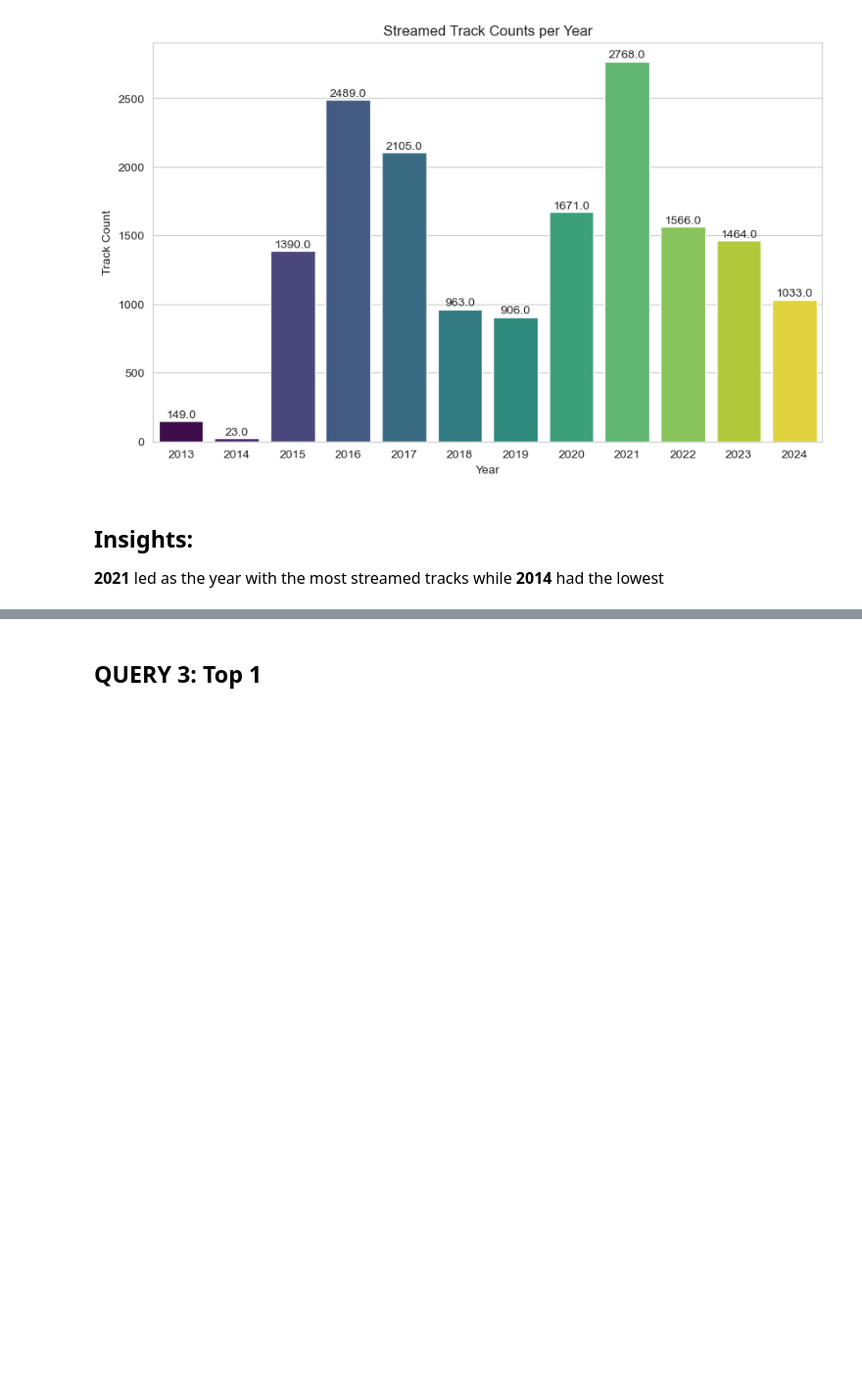
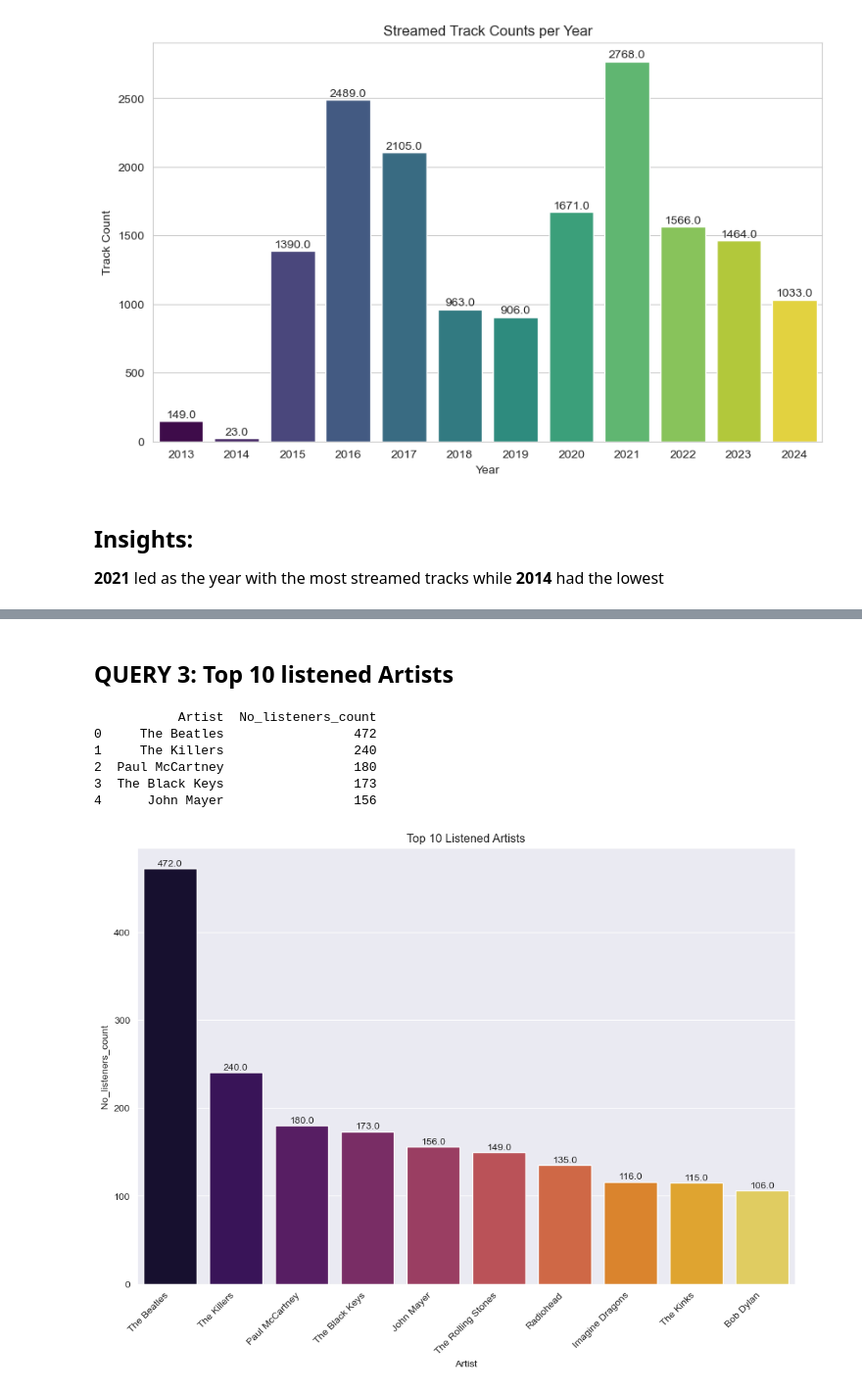
Before and after one commit to Equivocal-Richie/Spotify_Dataset_Analysis, a Jupyter notebook: EDA.ipynb, the cells around one changed output, grey strips where cells are left out. Shown at 98% size. Drawn from its saved outputs; the diff is of its cells as text; code cells hidden in the pictures; blank space fills up the shorter version.

```diff
--- a/EDA.ipynb
+++ b/EDA.ipynb
@@ -171,2 +181,51 @@ plt.show()
 # %% [markdown]
-<h2><b> QUERY 3:</b> Top 1</h2>
+<h2><b> QUERY 3:</b> Top 10 listened Artists</h2>
+# %%
+query3 = """
+SELECT
+    artist_name AS Artist,
+    COUNT(*) AS No_listeners_count
+FROM clean_spotify_data
+GROUP BY artist_name
+ORDER BY No_listeners_count DESC
+LIMIT 10;
+"""
+# Fetch data
+df3 = pd.read_sql(query3, engine)
+print(df3.head())
+# %% [output]
+           Artist  No_listeners_count
+0     The Beatles                 472
+1     The Killers                 240
+2  Paul McCartney                 180
+3  The Black Keys                 173
+4      John Mayer                 156
+# %%
+# Visualization 3
+
+# Set the aesthetic style of the plots
+sns.set_style("darkgrid")
+
+# Create the bar plot with improved color handling and data labels
+plt.figure(figsize=(12, 8))
+bars = sns.barplot(x='Artist', y='No_listeners_count', data=df3, hue='Artist', palette='inferno', legend=False)
+
+# Add data labels on top of each bar
+for bar in bars.patches:
+    bars.annotate(f'{bar.get_height()}',
+                   (bar.get_x() + bar.get_width() / 2, bar.get_height()),
+                   ha='center', va='center',
+                   size=10, xytext=(0, 5),
+                   textcoords="offset points")
+
+plt.xlabel('Artist')
+plt.ylabel('No_listeners_count')
+plt.title('Top 10 Listened Artists')
+
+# Adjust x-axis labels to avoid overlap
+plt.xticks(rotation=45, ha='right')
+
+# Show the plot
+plt.show()
+# %% [output]
+[figure, added]
```
Also changed, not shown: parts of 10 cells of this notebook.
